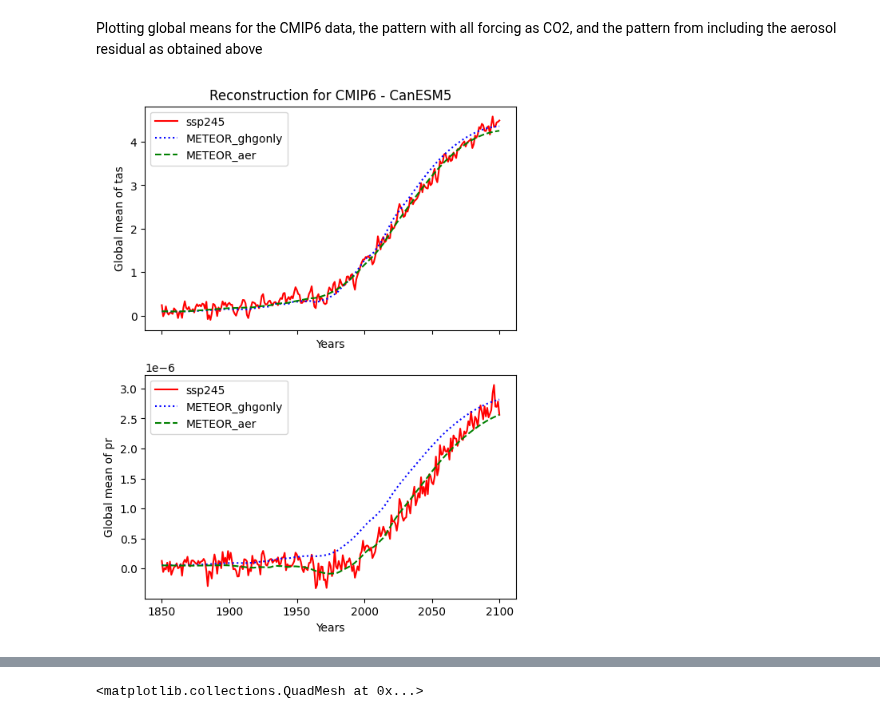
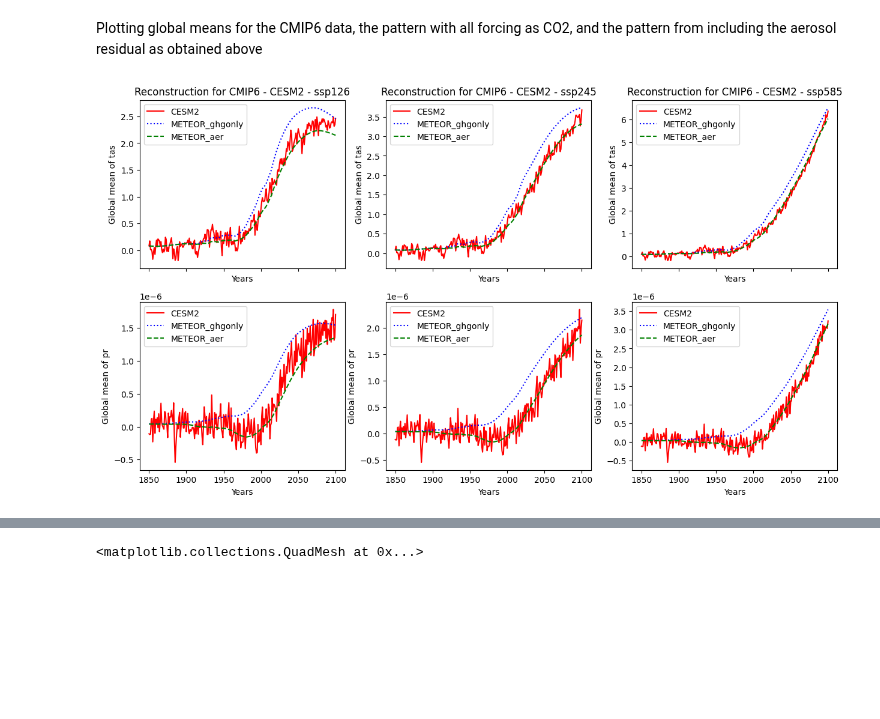
Before and after one commit to benmsanderson/METEOR, a Jupyter notebook: notebooks/CMIP6_hacking.ipynb, the cells around one changed output, grey strips where cells are left out. Saved outputs shown, nothing was run; the diff lists cells and outputs as text; code cells hidden in the pictures; blank space fills up the shorter version.

```diff
--- a/notebooks/CMIP6_hacking.ipynb
+++ b/notebooks/CMIP6_hacking.ipynb
@@ -166,30 +208,35 @@ Then taking the data from the ssp-data for ciceroscm and making predictions
 %%capture
 patterns_ghg={}
 patterns_anomsulf={}
-for i,s in enumerate(scenarios):
-    patterns_ghg[s]=(canesm_ghg_pattern.predict_from_combined_experiment(
-        em_data[i], conc_data[i], ["pr", "tas"])
-    )
-    patterns_anomsulf[s]=(canesm_anomsulf_pattern.predict_from_combined_experiment(
-        em_data[i], conc_data[i], ["pr", "tas"])
-    )
+for m in models:
+    patterns_ghg[m]={}
+    patterns_anomsulf[m]={}
+
+    for i,s in enumerate(scenarios):
+        patterns_ghg[m][s]=(ghg_pattern[m].predict_from_combined_experiment(
+            em_data[i], conc_data[i], ["pr", "tas"])
+        )
+        patterns_anomsulf[m][s]=(anomsulf_pattern[m].predict_from_combined_experiment(
+            em_data[i], conc_data[i], ["pr", "tas"])
+        )
 # %% [markdown]
 Plotting global means for the CMIP6 data, the pattern with all forcing as CO2, and the pattern from including the aerosol residual as obtained above
 # %%
 # NBVAL_IGNORE_OUTPUT
-fig, axs = plt.subplots(nrows=len(flds), ncols=1, sharex=True,figsize=(6,8))
-
-for j, fld in enumerate(flds):
-    zero_val = np.mean(prpatt.global_mean(training_data["base"][fld]).values)
-    total_years = len(training_data["sulxanom"][fld]["year"].values)
-    years_to_plot = range(1850,1850+total_years)
-    axs[j].plot(years_to_plot, prpatt.global_mean(training_data["sulxanom"][fld]).values[0,:]-zero_val, color="red", label="ssp245")
-    axs[j].plot(years_to_plot, prpatt.global_mean(patterns_ghg['ssp245'][fld]).values[100:], color="blue", label="METEOR_ghgonly",linestyle=':')
-    axs[j].plot(years_to_plot, prpatt.global_mean(patterns_anomsulf['ssp245'][fld]).values[100:], color="green", label="METEOR_aer",linestyle='--')
-    axs[j].set_xlabel("Years")
-    if j == 0:
-        axs[j].set_title(f"Reconstruction for CMIP6 - CanESM5")
-    axs[j].set_ylabel(f"Global mean of {fld}")
-    axs[j].legend()
+fig, axs = plt.subplots(nrows=len(flds), ncols=len(scenarios), sharex=True,figsize=(15,8))
+m="CESM2"
+for i,s in enumerate(scenarios):
+    for j, fld in enumerate(flds):
+        zero_val = np.mean(prpatt.global_mean(test_data[m]["base"][fld]).values)
+        total_years = len(test_data[m]["sulxanom"][fld]["year"].values)
+        years_to_plot = range(1850,1850+total_years)
+        axs[j,i].plot(years_to_plot, prpatt.global_mean(test_data[m][s][fld]).values[0,:]-zero_val, color="red", label=m)
+        axs[j,i].plot(years_to_plot, prpatt.global_mean(patterns_ghg[m][s][fld]).values[100:], color="blue", label="METEOR_ghgonly",linestyle=':')
+        axs[j,i].plot(years_to_plot, prpatt.global_mean(patterns_anomsulf[m][s][fld]).values[100:], color="green", label="METEOR_aer",linestyle='--')
+        axs[j,i].set_xlabel("Years")
+        if j == 0:
+            axs[j,i].set_title(f"Reconstruction for CMIP6 - "+m+" - "+s)
+        axs[j,i].set_ylabel(f"Global mean of {fld}")
+        axs[j,i].legend()
 # %% [output]
-[figure, old version]
+[figure, new version]
```
Also changed, not shown: parts of 10 cells of this notebook, 1 other file.
